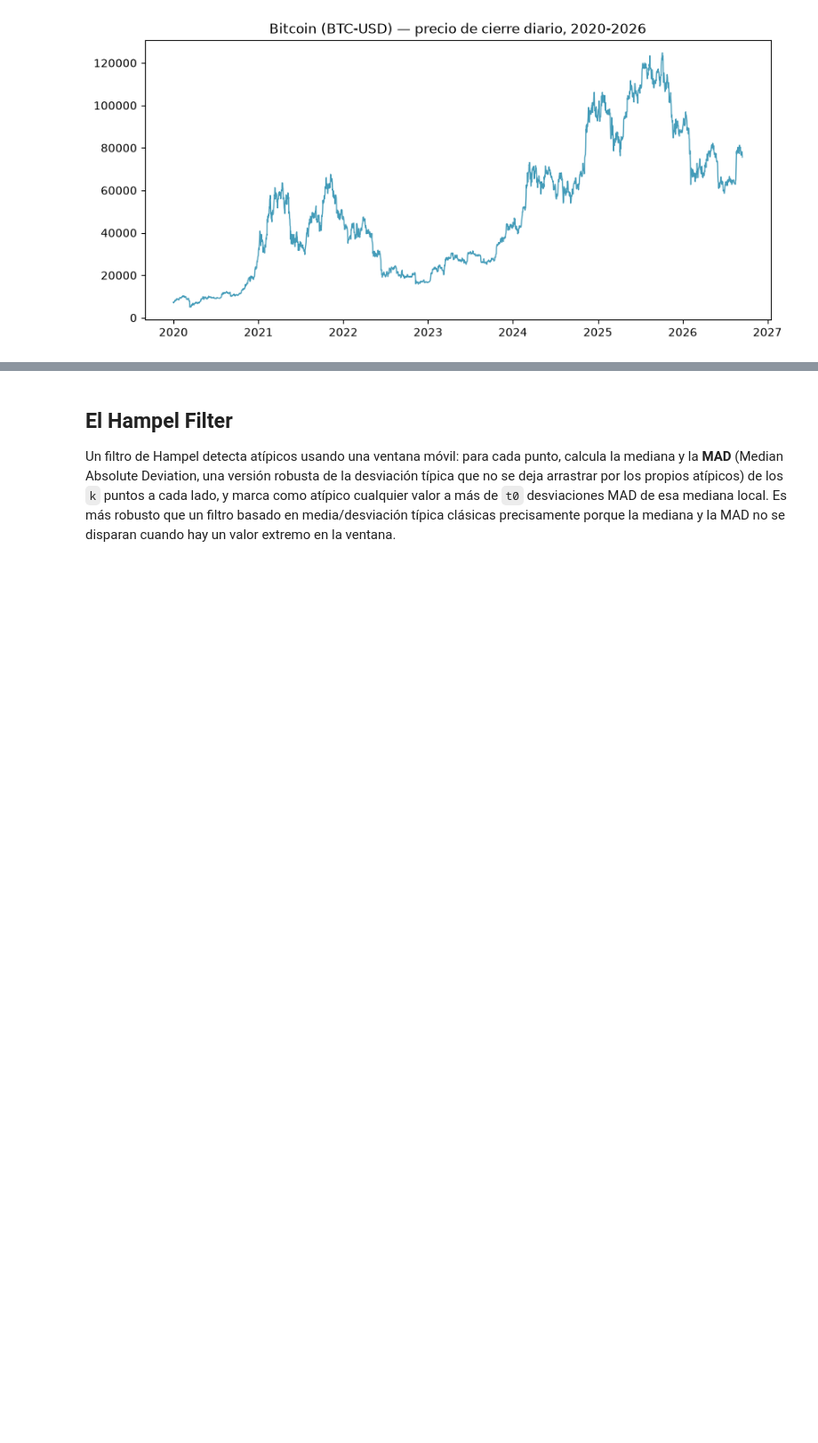
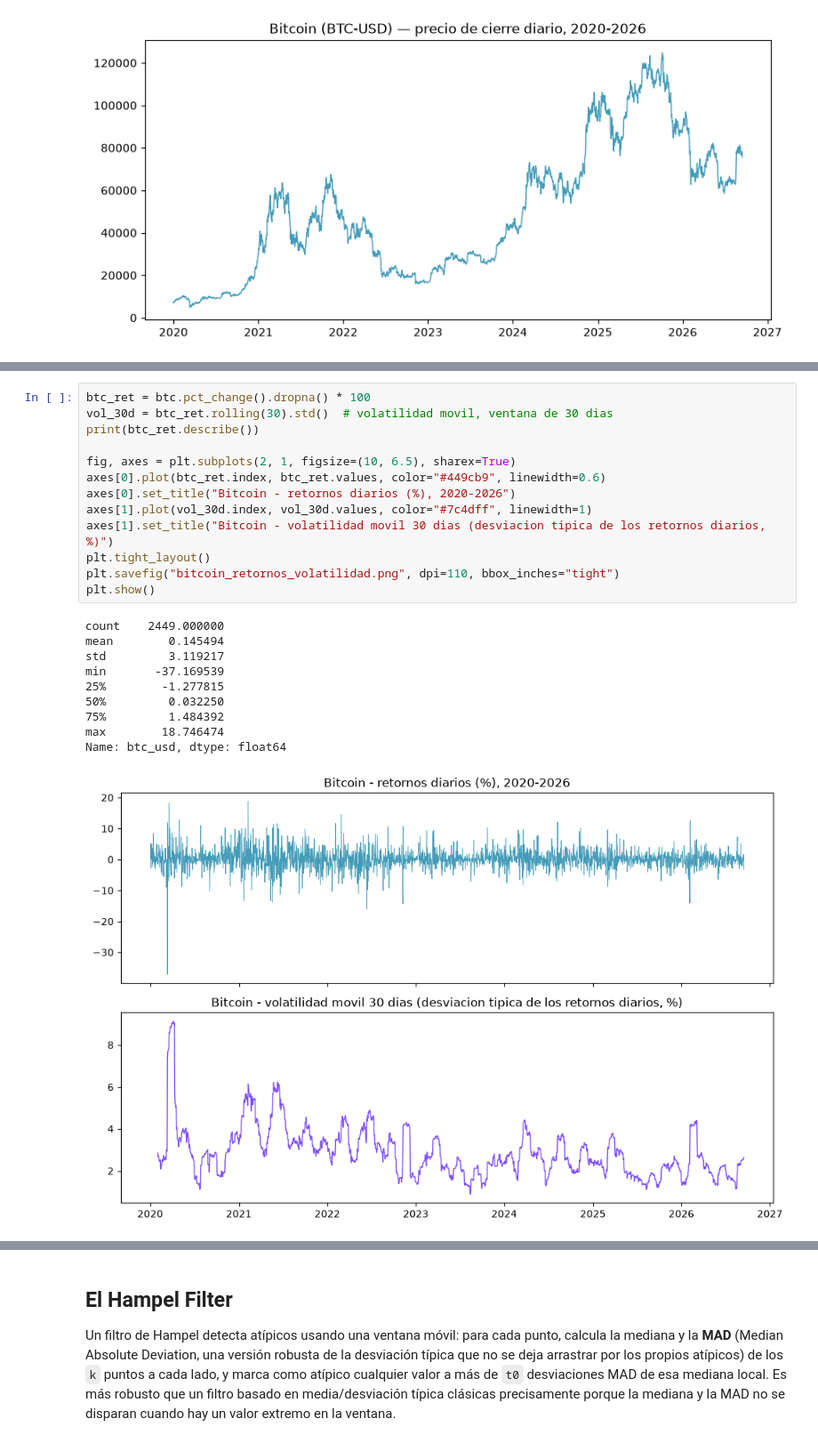
Before and after one commit to joanby/series-temporales-r-python, a Jupyter notebook: 12-prediciendo-el-futuro/Python/04_bitcoin_hampel_filter.ipynb, the cells around one changed output, grey strips where cells are left out. Shown at 89% size. Drawn from its saved outputs; the diff is of its cells as text; blank space fills up the shorter version.

```diff
--- a/12-prediciendo-el-futuro/Python/04_bitcoin_hampel_filter.ipynb
+++ b/12-prediciendo-el-futuro/Python/04_bitcoin_hampel_filter.ipynb
@@ -40,0 +83,24 @@ plt.show()
+# %%
+btc_ret = btc.pct_change().dropna() * 100
+vol_30d = btc_ret.rolling(30).std()  # volatilidad movil, ventana de 30 dias
+print(btc_ret.describe())
+
+fig, axes = plt.subplots(2, 1, figsize=(10, 6.5), sharex=True)
+axes[0].plot(btc_ret.index, btc_ret.values, color="#449cb9", linewidth=0.6)
+axes[0].set_title("Bitcoin - retornos diarios (%), 2020-2026")
+axes[1].plot(vol_30d.index, vol_30d.values, color="#7c4dff", linewidth=1)
+axes[1].set_title("Bitcoin - volatilidad movil 30 dias (desviacion tipica de los retornos diarios, %)")
+plt.tight_layout()
+plt.savefig("bitcoin_retornos_volatilidad.png", dpi=110, bbox_inches="tight")
+plt.show()
+# %% [output]
+count    2449.000000
+mean        0.145494
+std         3.119217
+min       -37.169539
+25%        -1.277815
+50%         0.032250
+75%         1.484392
+max        18.746474
+Name: btc_usd, dtype: float64
+[figure, added]
```
Also changed, not shown: parts of 5 cells of this notebook, 4 other files.
